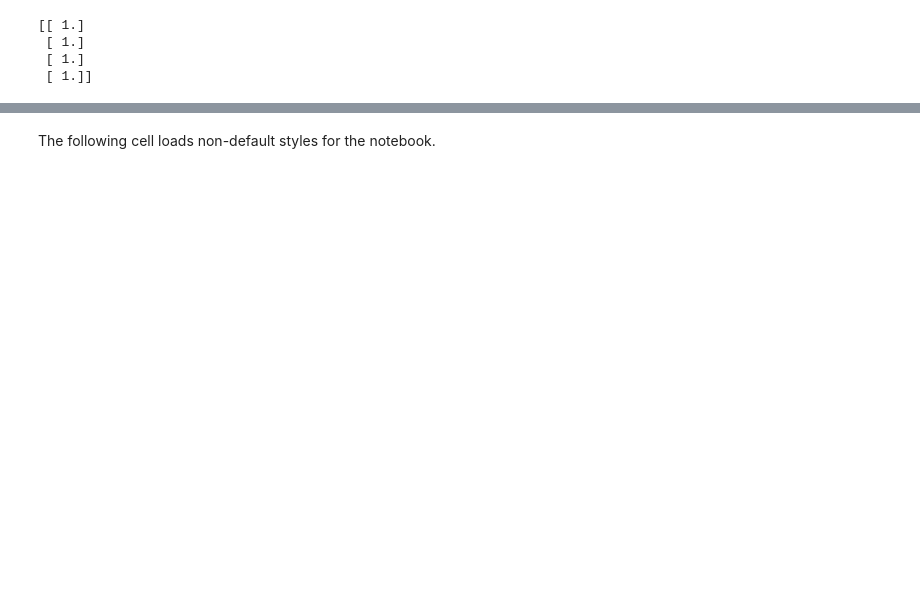
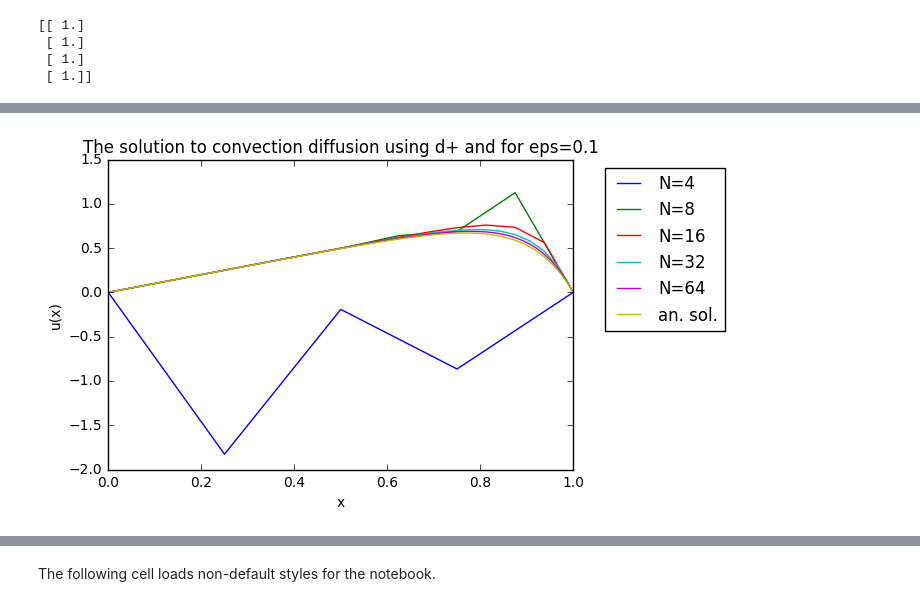
Before and after one commit to lundburgerr/numpde, a Jupyter notebook: labs/lab_01/lab_01.ipynb, the cells around one changed output, grey strips where cells are left out. Cells and saved outputs as stored; diff of their text form; code cells hidden in the pictures; blank space fills up the shorter version.

```diff
--- a/labs/lab_01/lab_01.ipynb
+++ b/labs/lab_01/lab_01.ipynb
@@ -828,0 +945,89 @@ print(EOC)
+# %%
+# Arrary and stuff
+import numpy as np
+# Linear algebra solvers from scipy
+import scipy.linalg as la
+# Basic plotting routines from the matplotlib library
+import matplotlib.pyplot as plt
+
+# Loop over different number of equally spaced subintervals
+sub_int = [4, 8, 16, 32, 64]
+eps_values = [0.1, 0.01, 0.001]
+for type in [0,1]:
+    for eps in eps_values:
+        E = np.zeros((len(sub_int),1))
+        iteration = 0
+        for N in sub_int:
+            # Mesh size
+            h = 1/N #Important! In Python 2 you needed to write 1.0 to prevent integer divsion
+            # Define N+1 grid points via linspace which is part of numpy now aliased as np
+            x = np.linspace(0,1,N+1)
+            #print(x)
+
+            #define constants for d+
+            if type == 0:
+                C1 = -eps/h**2
+                C2 = 2*eps/h**2-1/h
+                C3 = -eps/h**2 + 1/h
+
+            #define constants for d-
+            elif type == 1:
+                C1 = -eps/h**2-1/h
+                C2 = 2*eps/h**2+1/h
+                C3 = -eps/h**2
+
+            # Define a (full) matrix filled with 0s.
+            A = np.zeros((N-1, N-1))
+
+            # Define tridiagonal part of A by for rows 1 to N-1
+            for i in range(1, N-2):
+                A[i, i-1] = C1
+                A[i, i] = C2
+                A[i, i+1] = C3
+
+            # Left Boundary
+            A[0,0] = C2
+            A[0,1] = C3
+
+            # Right boundary
+            A[N-2,N-3] = C1
+            A[N-2,N-2] = C2
+
+            #print(A)
+
+            #Fill F matrix containing values from f(x) = sin(2*pi*x)
+            F = np.ones((1,len(x)))[0]
+            F = F[1:-1]
+
+            #Solve system
+            U = la.solve(A, F.T)
+            U = np.append([0], U)
+            U = np.append(U, [0])
+            U_real = x-(np.exp((x-1)/eps) - np.exp(-1/eps))/(1-np.exp(-1/eps))
+
+            #Calculate error norm
+            E[iteration] = max(np.absolute(U-U_real))
+            #E[iteration] = np.mean(np.absolute(U-U_real))
+
+            iteration += 1
+
+            #Plot result
+            plt.plot(x, U)
+            plt.hold('on')
+
+        #Plot analytical result
+        plt.plot(x, U_real)
+        plt.hold('off')
+        if type == 0:
+            plt.title("The solution to convection diffusion using d+ and for eps={}".format(eps))
+        elif type == 1:
+            plt.title("The solution to convection diffusion using d- and for eps={}".format(eps))
+        plt.xlabel('x')
+        plt.ylabel('u(x)')
+        plt.legend(["N=4", "N=8", "N=16", "N=32", "N=64", "an. sol."], bbox_to_anchor=(1.05, 1), loc=2)
+        plt.show()
+
+        EOC = np.log(E[:-1]/E[1:])/np.log(2)
+        print(EOC.T)
+# %% [output]
+[figure, added]
```
Also changed, not shown: parts of 6 cells of this notebook, 2 other files.
